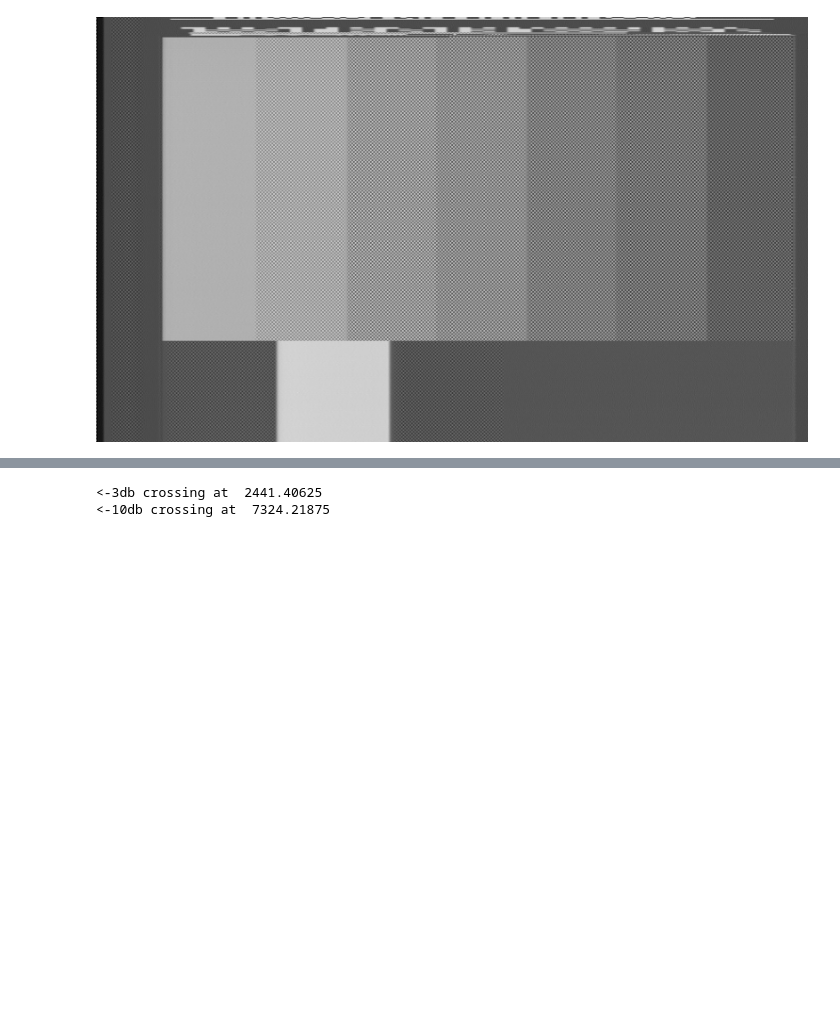
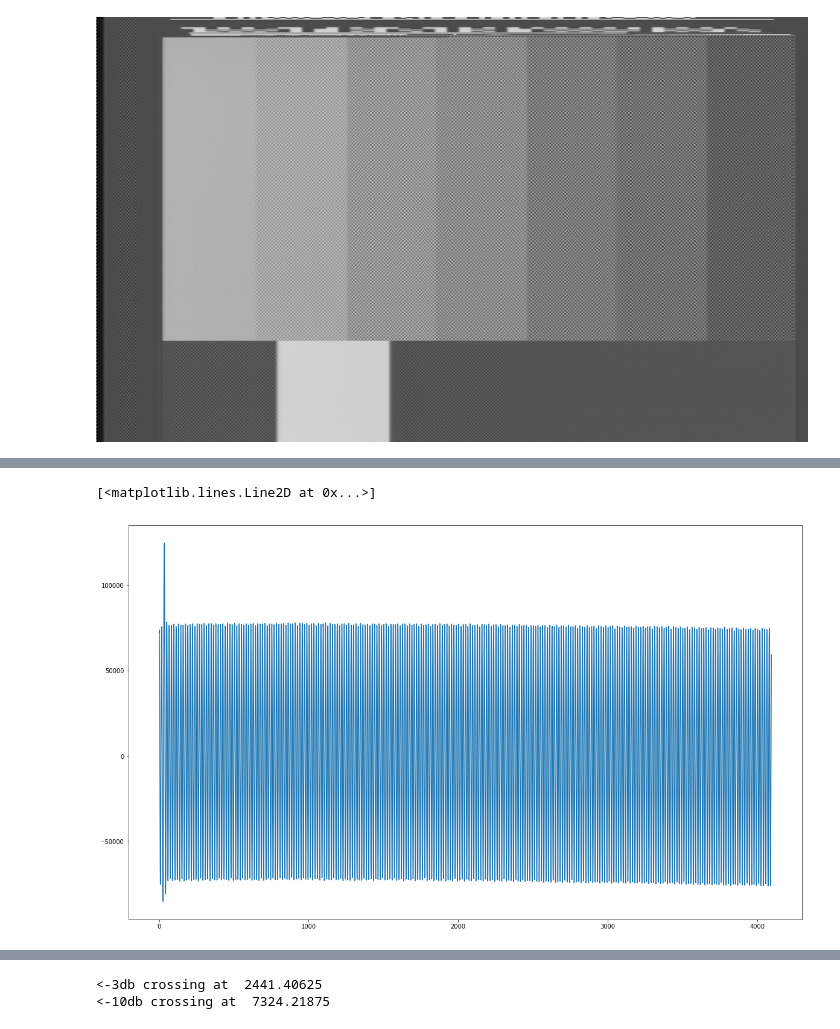
Before and after one commit to happycube/ld-decode, a Jupyter notebook: ld-decoder-dev11.ipynb, the cells around one changed output, grey strips where cells are left out. Saved outputs shown, nothing was run; the diff lists cells and outputs as text; code cells hidden in the pictures; blank space fills up the shorter version.

```diff
--- a/ld-decoder-dev11.ipynb
+++ b/ld-decoder-dev11.ipynb
@@ -1283,0 +1450,11 @@ uint8 (504, 844) (504, 844)
+# %%
+audone = frame_audio['audio_left'][:-1].copy() - filterset['audio_lfreq']
+aud_fft = np.fft.fft(audone[:blocklen])
+
+audio_out_fft = audio_fdslice2(filterset, aud_fft) * filterset['audio_lpf2'] #* adeemp
+audio_out = np.fft.ifft(audio_out_fft) / filterset['audio_fdiv2']
+
+plt.plot((audio_out.real[:]))
+# %% [output]
+[<matplotlib.lines.Line2D at 0x...>]
+[figure, added]
```
Also changed, not shown: parts of 56 cells of this notebook.
